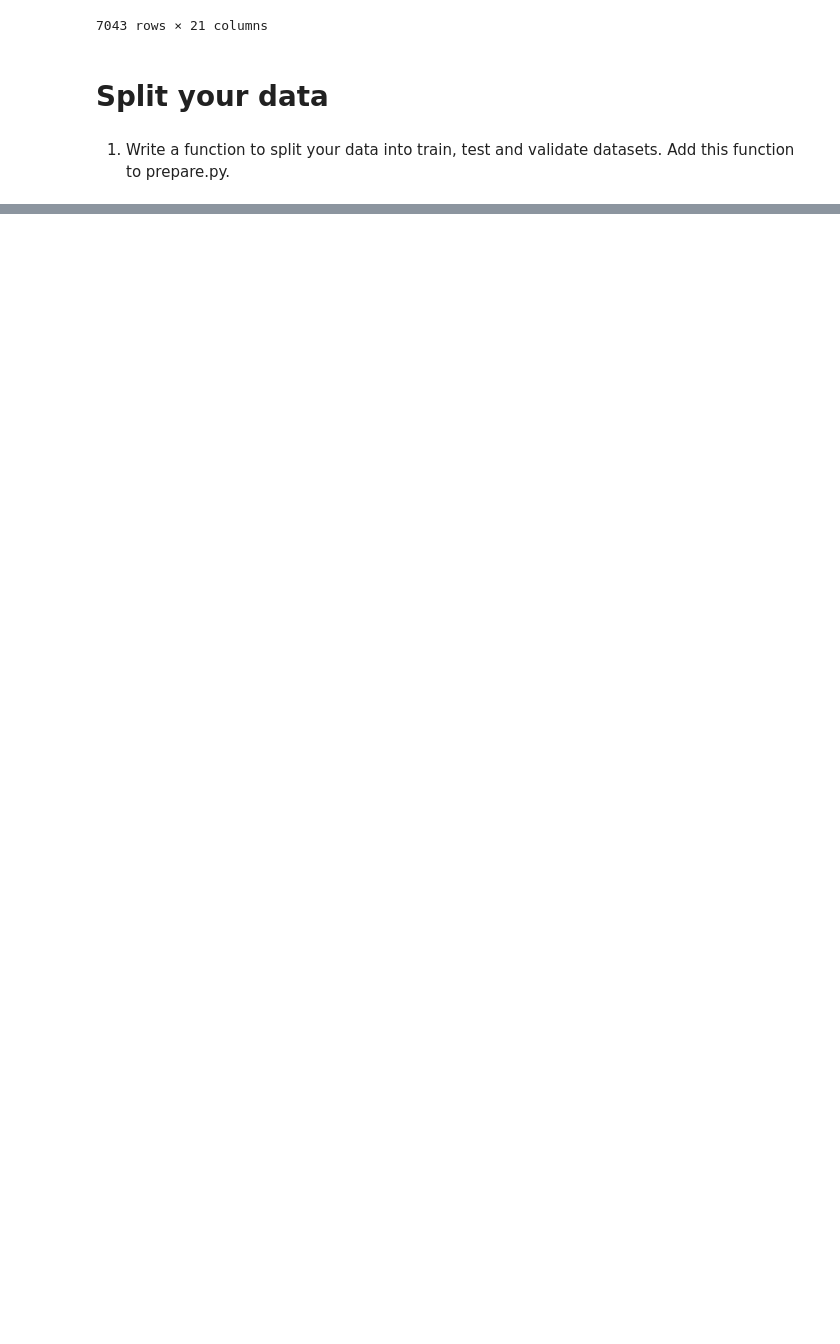
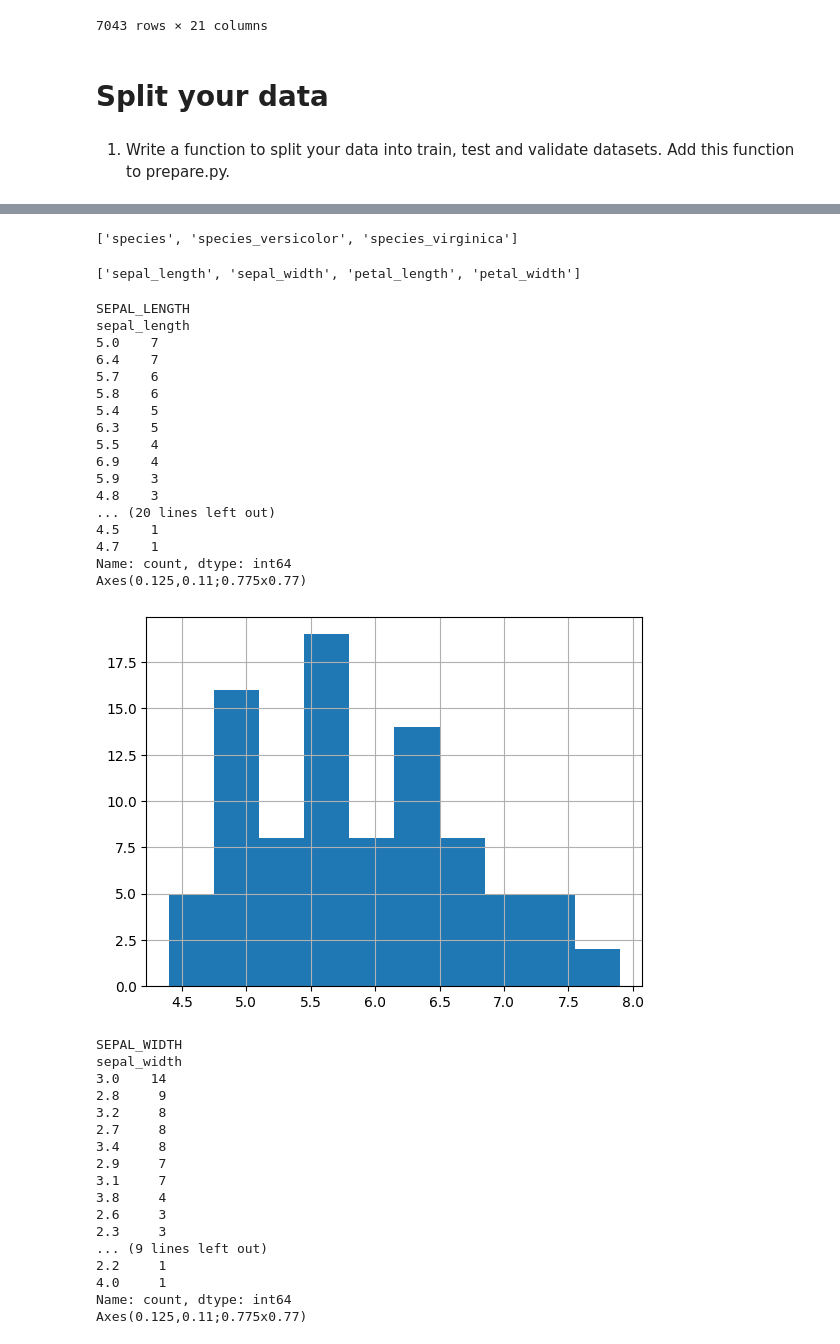
Before and after one commit to NISHAKUNWAR053/Clasification-Exercises, a Jupyter notebook: classification-exercises.ipynb, the cells around one changed output, grey strips where cells are left out. Saved outputs shown, nothing was run; the diff lists cells and outputs as text; code cells hidden in the pictures; blank space fills up the shorter version.

```diff
--- a/classification-exercises.ipynb
+++ b/classification-exercises.ipynb
@@ -418,0 +569,4 @@ prep_telco(fresh_telco)
+# %%
+iris = prepare.prep_iris(iris)
+# %%
+train_iris, validate_iris, test_iris = prepare.split_function(iris, 'species')
@@ -418,0 +592,13 @@ prep_telco(fresh_telco)
+# %%
+col_cat = [] #this is for my categorical varibles
+col_num = [] #this is for my numeric varibles
+
+for col in train_iris.columns:
+    print(col)
+    if train_iris[col].dtype == 'O':
+        col_cat.append(col)
+    else:
+        if len(train_iris[col].unique()) < 4: #making anything with less than 4 unique values a catergorical value
+            col_cat.append(col)
+        else:
+            col_num.append(col)
@@ -418,0 +613,50 @@ prep_telco(fresh_telco)
+# %%
+col_cat
+# %% [output]
+['species', 'species_versicolor', 'species_virginica']
+# %%
+col_num
+# %% [output]
+['sepal_length', 'sepal_width', 'petal_length', 'petal_width']
+# %%
+for col in col_num:
+    print(col.upper())
+    print(train_iris[col].value_counts())
+    print(train_iris[col].hist())
+    plt.show()
+# %% [output]
+SEPAL_LENGTH
+sepal_length
+5.0    7
+6.4    7
+5.7    6
+5.8    6
+5.4    5
+6.3    5
+5.5    4
+6.9    4
+5.9    3
+4.8    3
+... (20 lines left out)
+4.5    1
+4.7    1
+Name: count, dtype: int64
+Axes(0.125,0.11;0.775x0.77)
+[figure, added]
+SEPAL_WIDTH
+sepal_width
+3.0    14
+2.8     9
+3.2     8
+2.7     8
+3.4     8
+2.9     7
+3.1     7
+3.8     4
+2.6     3
+2.3     3
+... (9 lines left out)
+2.2     1
+4.0     1
+Name: count, dtype: int64
+Axes(0.125,0.11;0.775x0.77)
```
Also changed, not shown: parts of 114 cells of this notebook.
